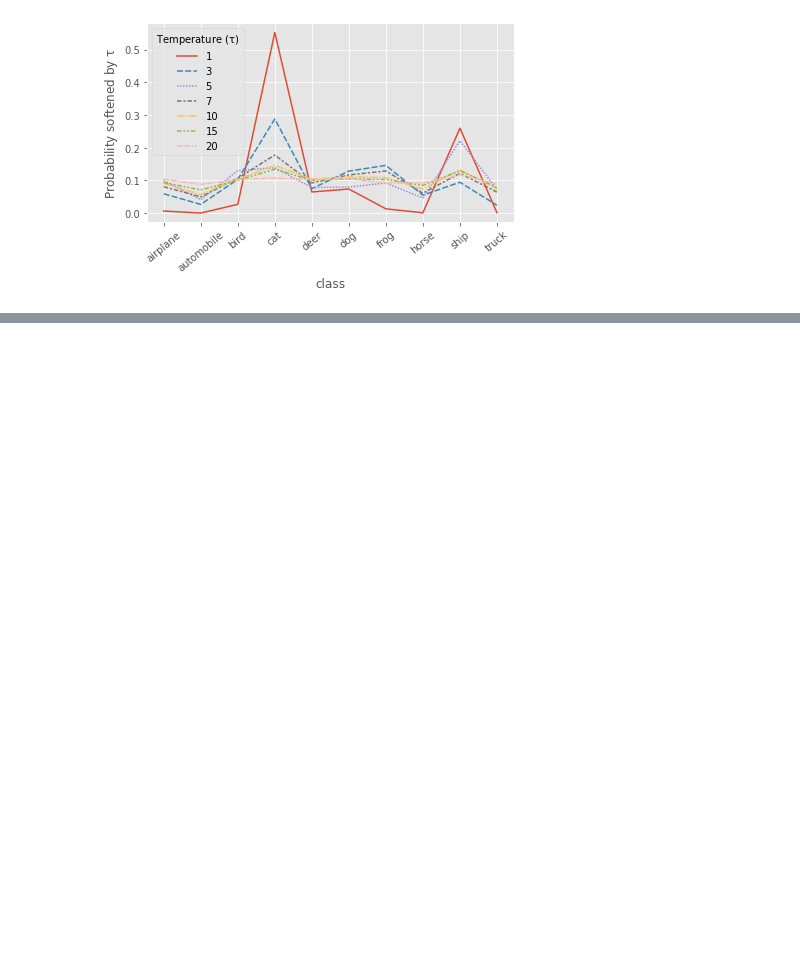
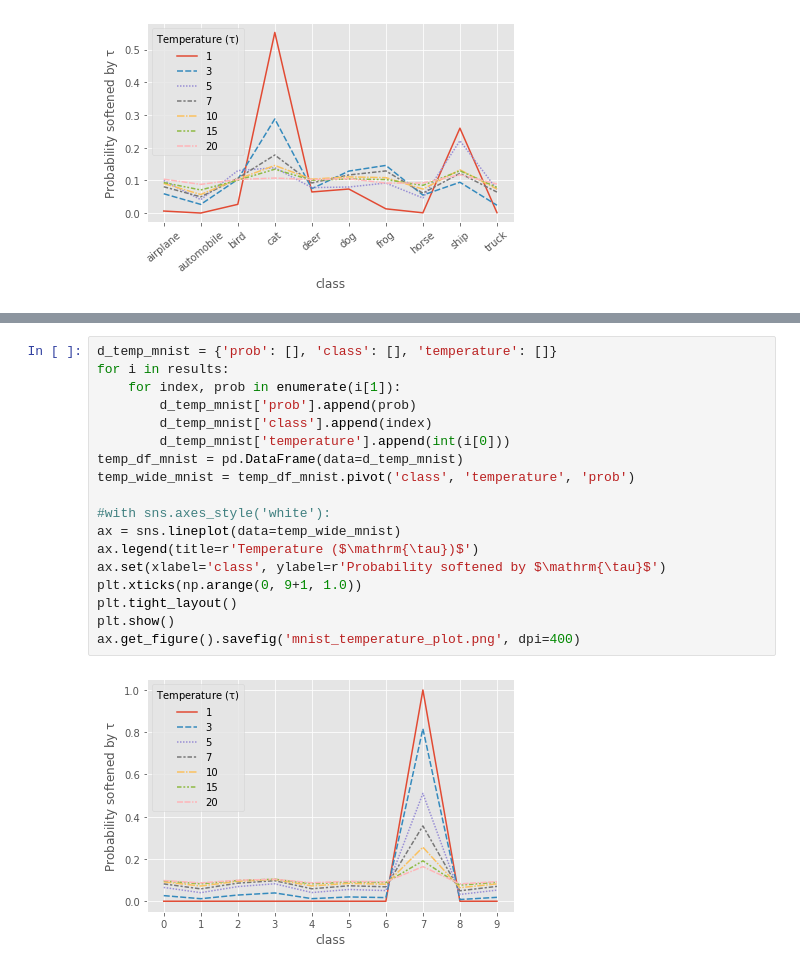
Before and after one commit to seanjparker/knowledge-distillation, a Jupyter notebook: notebooks/kd-analysis.ipynb, the cells around one changed output, grey strips where cells are left out. Saved outputs shown, nothing was run; the diff lists cells and outputs as text; blank space fills up the shorter version.

```diff
--- a/notebooks/kd-analysis.ipynb
+++ b/notebooks/kd-analysis.ipynb
@@ -204,0 +254,20 @@ ax.get_figure().savefig('cat_test_plot.png', dpi=400)
+# %%
+d_temp_mnist = {'prob': [], 'class': [], 'temperature': []}
+for i in results:
+    for index, prob in enumerate(i[1]):
+        d_temp_mnist['prob'].append(prob)
+        d_temp_mnist['class'].append(index)
+        d_temp_mnist['temperature'].append(int(i[0]))
+temp_df_mnist = pd.DataFrame(data=d_temp_mnist)
+temp_wide_mnist = temp_df_mnist.pivot('class', 'temperature', 'prob')
+
+#with sns.axes_style('white'):
+ax = sns.lineplot(data=temp_wide_mnist)
+ax.legend(title=r'Temperature ($\mathrm{\tau})$')
+ax.set(xlabel='class', ylabel=r'Probability softened by $\mathrm{\tau}$')
+plt.xticks(np.arange(0, 9+1, 1.0))
+plt.tight_layout()
+plt.show()
+ax.get_figure().savefig('mnist_temperature_plot.png', dpi=400)
+# %% [output]
+[figure, added]
```
Also changed, not shown: parts of 7 cells of this notebook, 3 other files.
